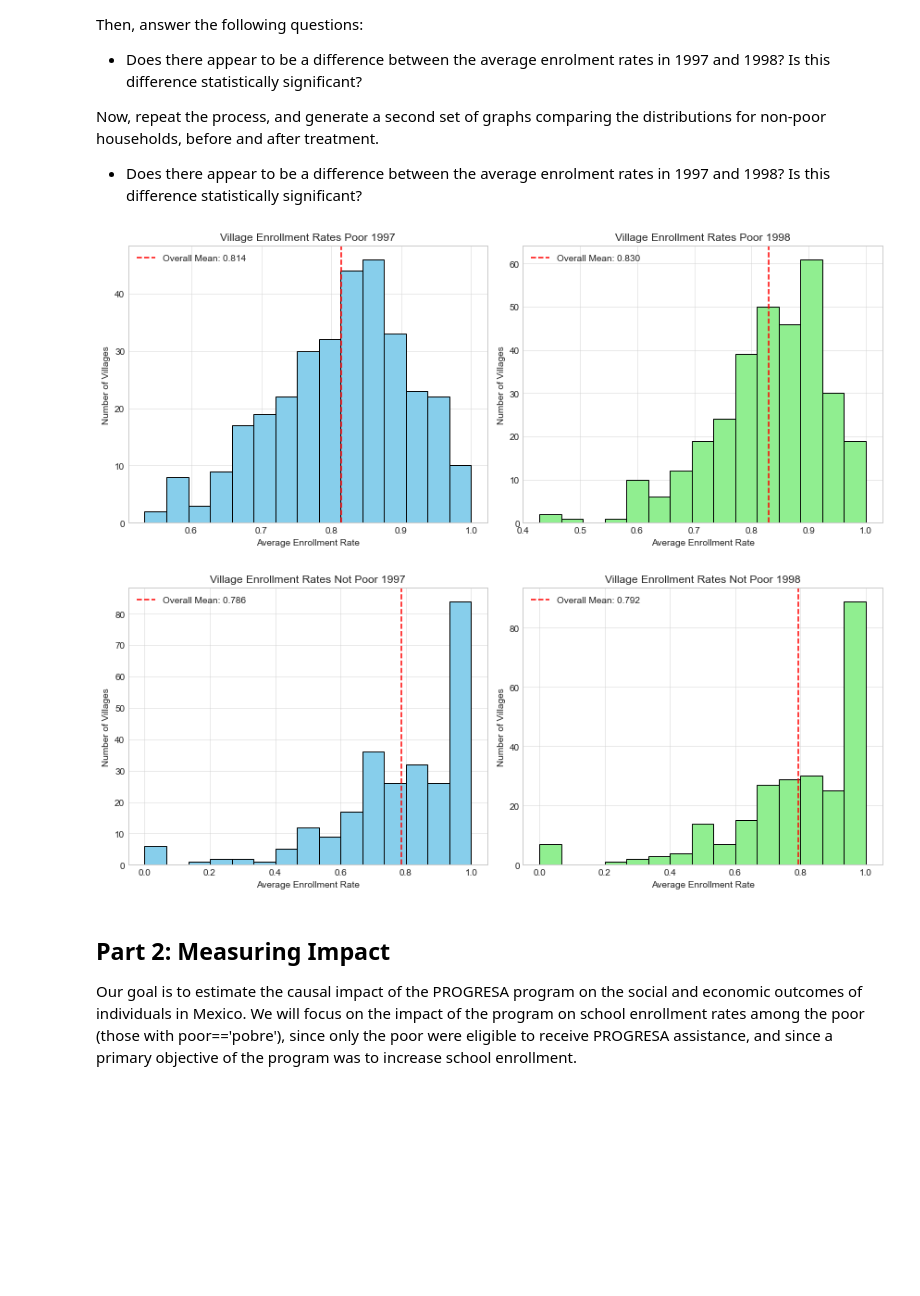
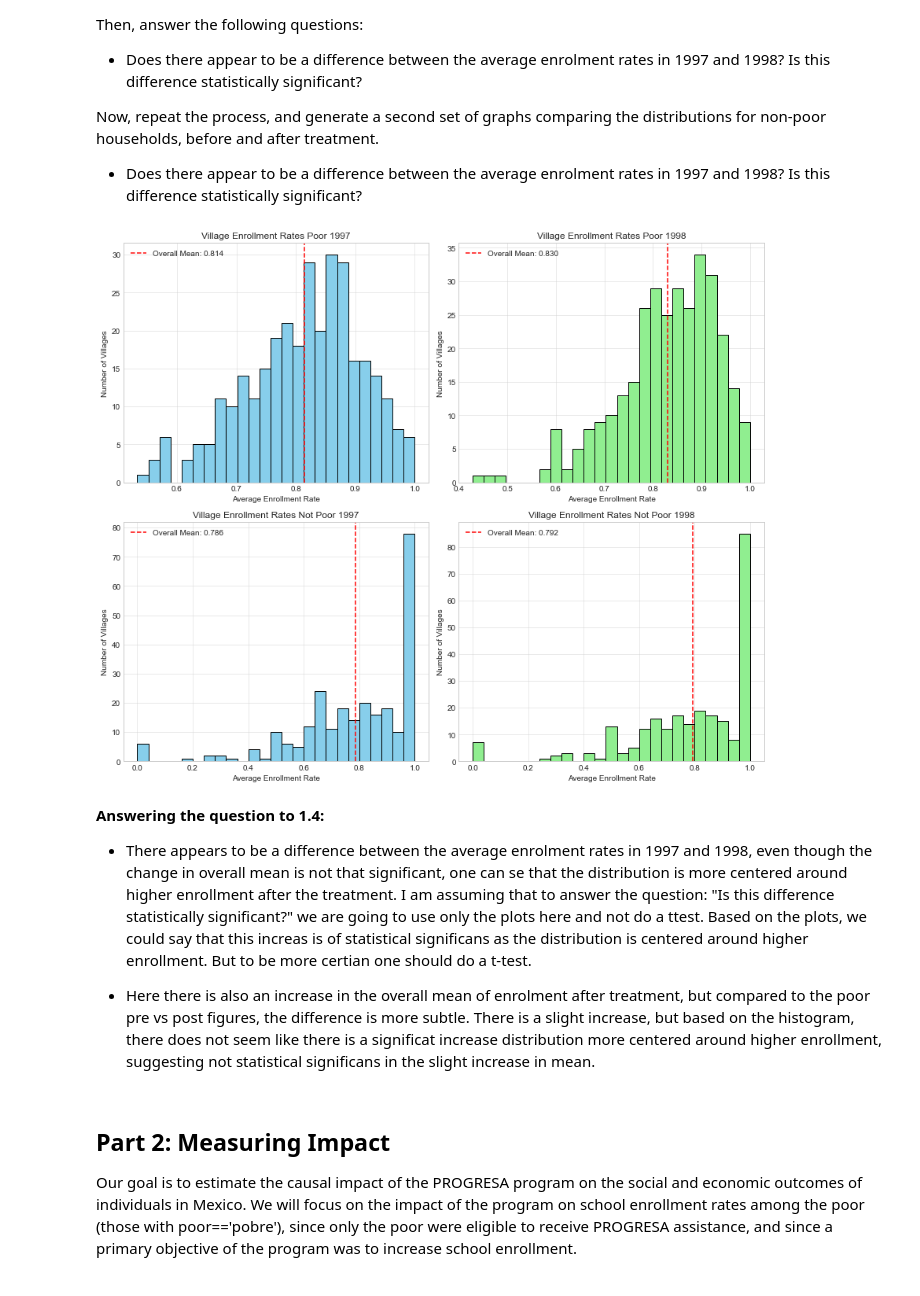
Before and after one commit to Larshle/applied-machine-learning, a Jupyter notebook: Problem-sets/ps2/LEOPOLD_LARS-PS2.ipynb, the cells around one changed output. Drawn from its saved outputs; the diff is of its cells as text; code cells hidden in the pictures; blank space fills up the shorter version.

```diff
--- a/Problem-sets/ps2/LEOPOLD_LARS-PS2.ipynb
+++ b/Problem-sets/ps2/LEOPOLD_LARS-PS2.ipynb
@@ -213,92 +211,89 @@ Now, repeat the process, and generate a second set of graphs comparing the distr
 
 - Does there appear to be a difference between the average enrolment rates in 1997 and 1998? Is this difference statistically significant?
 # %%
-# Your code here
+# your code here
 import matplotlib.pyplot as plt
+
 treated_poor_1997 = progresa_df[(progresa_df['progresa'] == 1)
                                 & (progresa_df['poor'] == 1)
                                 & (progresa_df['year'] == 97)]
-
 treated_poor_1998 = progresa_df[(progresa_df['progresa'] == 1)
                                 & (progresa_df['poor'] == 1)
                                 & (progresa_df['year'] == 98)]
 
 village_enroll_rate_1997 = treated_poor_1997.groupby('village')['sc'].mean().reset_index()
 village_enroll_rate_1998 = treated_poor_1998.groupby('village')['sc'].mean().reset_index()
-
 overall_mean_1997 = village_enroll_rate_1997['sc'].mean()
 overall_mean_1998 = village_enroll_rate_1998['sc'].mean()
 
+treated_not_poor_1997 = progresa_df[(progresa_df['progresa'] == 1)
+                                & (progresa_df['poor'] == 0)
+                                & (progresa_df['year'] == 97)]
+treated_not_poor_1998 = progresa_df[(progresa_df['progresa'] == 1)
+                                & (progresa_df['poor'] == 0)
+                                & (progresa_df['year'] == 98)]
+village_enroll_rate_1997_not_poor = treated_not_poor_1997.groupby('village')['sc'].mean().reset_index()
+village_enroll_rate_1998_not_poor = treated_not_poor_1998.groupby('village')['sc'].mean().reset_index()
+overall_mean_1997_not_poor = village_enroll_rate_1997_not_poor['sc'].mean()
+overall_mean_1998_not_poor = village_enroll_rate_1998_not_poor['sc'].mean()
 
-plt.figure(figsize=(12, 5))
+plt.figure(figsize=(12, 10))
+plt.style.use('seaborn-whitegrid')
 
-plt.subplot(1, 2, 1)
-plt.hist(village_enroll_rate_1997['sc'].dropna(), bins=15, color='skyblue', edgecolor='black')
+#Poor 1997
+plt.subplot(2, 2, 1)
+plt.hist(village_enroll_rate_1997['sc'].dropna(), bins=25, color='skyblue', edgecolor='black')
 plt.axvline(overall_mean_1997, color='red', linestyle='dashed', linewidth=1.5,
     label=f'Overall Mean: {overall_mean_1997:.3f}')
 plt.title('Village Enrollment Rates Poor 1997')
 plt.xlabel('Average Enrollment Rate')
 plt.ylabel('Number of Villages')
-plt.grid(alpha = 0.5)
+plt.grid(alpha=0.5)
 plt.legend()
 
-plt.subplot(1, 2, 2)
-plt.hist(village_enroll_rate_1998['sc'].dropna(), bins=15, color='lightgreen', edgecolor='black')
+#Poor 1998
+plt.subplot(2, 2, 2)
+plt.hist(village_enroll_rate_1998['sc'].dropna(), bins=25, color='lightgreen', edgecolor='black')
 plt.axvline(overall_mean_1998, color='red', linestyle='dashed', linewidth=1.5,
     label=f'Overall Mean: {overall_mean_1998:.3f}')
 plt.title('Village Enrollment Rates Poor 1998')
 plt.xlabel('Average Enrollment Rate')
 plt.ylabel('Number of Villages')
-plt.grid(alpha = 0.5)
+plt.grid(alpha=0.5)
 plt.legend()
 
-plt.style.use('seaborn-whitegrid')
-plt.tight_layout()
-plt.show()
-
-treated_not_poor_1997 = progresa_df[(progresa_df['progresa'] == 1)
-                                & (progresa_df['poor'] == 0)
-                                & (progresa_df['year'] == 97)]
-
-treated_not_poor_1998 = progresa_df[(progresa_df['progresa'] == 1)
-                                & (progresa_df['poor'] == 0)
-                                & (progresa_df['year'] == 98)]
-
-village_enroll_rate_1997_not_poor = treated_not_poor_1997.groupby('village')['sc'].mean().reset_index()
-village_enroll_rate_1998_not_poor = treated_not_poor_1998.groupby('village')['sc'].mean().reset_index()
-
-overall_mean_1997_not_poor = village_enroll_rate_1997_not_poor['sc'].mean()
-overall_mean_1998_not_poor = village_enroll_rate_1998_not_poor['sc'].mean()
-
-
-plt.figure(figsize=(12, 5))
-
-plt.subplot(1, 2, 1)
-plt.hist(village_enroll_rate_1997_not_poor['sc'].dropna(), bins=15, color='skyblue', edgecolor='black')
+#Not Poor 1997
+plt.subplot(2, 2, 3)
+plt.hist(village_enroll_rate_1997_not_poor['sc'].dropna(), bins=25, color='skyblue', edgecolor='black')
 plt.axvline(overall_mean_1997_not_poor, color='red', linestyle='dashed', linewidth=1.5,
     label=f'Overall Mean: {overall_mean_1997_not_poor:.3f}')
 plt.title('Village Enrollment Rates Not Poor 1997')
 plt.xlabel('Average Enrollment Rate')
 plt.ylabel('Number of Villages')
-plt.grid(alpha = 0.5)
+plt.grid(alpha=0.5)
 plt.legend()
 
-plt.subplot(1, 2, 2)
-plt.hist(village_enroll_rate_1998_not_poor['sc'].dropna(), bins=15, color='lightgreen', edgecolor='black')
+#Not Poor 1998
+plt.subplot(2, 2, 4)
+plt.hist(village_enroll_rate_1998_not_poor['sc'].dropna(), bins=25, color='lightgreen', edgecolor='black')
 plt.axvline(overall_mean_1998_not_poor, color='red', linestyle='dashed', linewidth=1.5,
     label=f'Overall Mean: {overall_mean_1998_not_poor:.3f}')
 plt.title('Village Enrollment Rates Not Poor 1998')
 plt.xlabel('Average Enrollment Rate')
 plt.ylabel('Number of Villages')
-plt.grid(alpha = 0.5)
+plt.grid(alpha=0.5)
 plt.legend()
 
-plt.style.use('seaborn-whitegrid')
 plt.tight_layout()
 plt.show()
 # %% [output]
-[figure, old version]
+[figure, new version]
-[figure, removed]
+# %% [markdown]
+**Answering the question to 1.4:**
+
+ - There appears to be a difference between the average enrolment rates in 1997 and 1998, even though the change in overall mean is not that significant, one can se that the distribution is more centered around higher enrollment after the treatment. I am assuming that to answer the question: "Is this difference statistically significant?" we are going to use only the plots here and not do a ttest. Based on the plots, we could say that this increas is of statistical significans as the distribution is centered around higher enrollment. But to be more certian one should do a t-test.
+
+ - Here there is also an increase in the overall mean of enrolment after treatment, but compared to the poor pre vs post figures, the difference is more subtle. There is a slight increase, but based on the histogram, there does not seem like there is a significat increase distribution more centered around higher enrollment, suggesting not statistical significans in the slight increase in mean.
 # %% [markdown]
 ## Part 2: Measuring Impact
 
```
Also changed, not shown: parts of 3 cells of this notebook, 1 other file.
